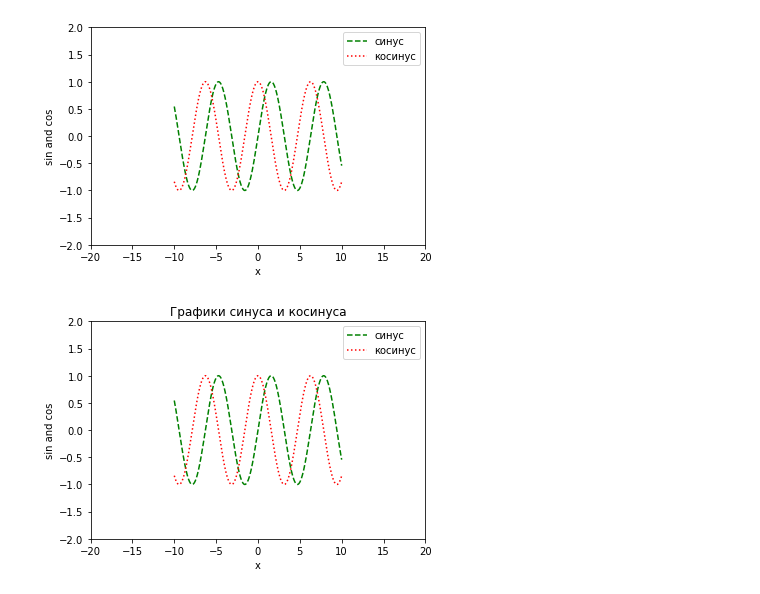
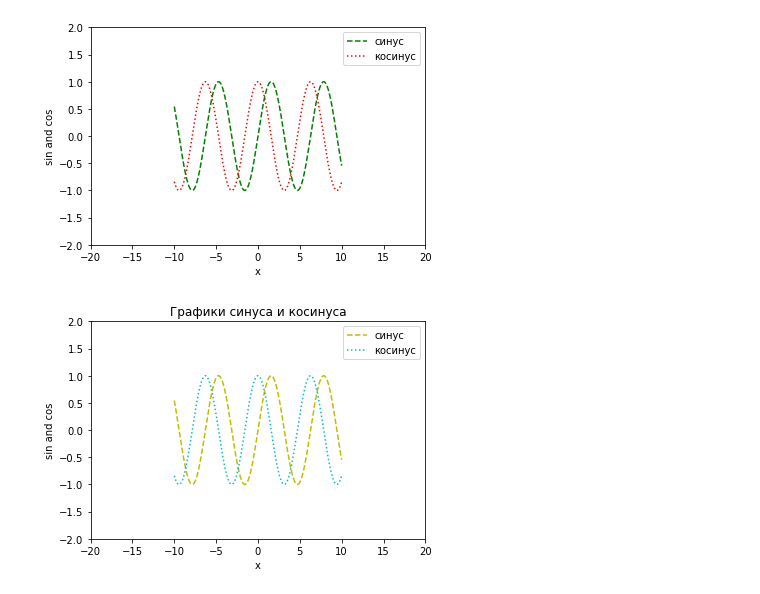
Before and after one commit to Aysen23/Altan_python, a Jupyter notebook: 2.analytics/7.Matplotlib.ipynb, the cells around one changed output. Cells and saved outputs as stored; diff of their text form; code cells hidden in the pictures.

```diff
--- a/2.analytics/7.Matplotlib.ipynb
+++ b/2.analytics/7.Matplotlib.ipynb
@@ -178,16 +178,16 @@ plt.show()
 # %%
 # заголовок графика
 
-plt.plot(x, np.sin(x), "--g", label="синус")
-plt.plot(x, np.cos(x), ":r", label="косинус")
+plt.plot(x, np.sin(x), "--y", label="синус")
+plt.plot(x, np.cos(x), ":c", label="косинус")
 
 plt.legend()
 plt.xlabel("x")
 plt.ylabel("sin and cos")
 plt.title("Графики синуса и косинуса")
 
 plt.axis([-20, 20, -2, 2])
 
 plt.show()
 # %% [output]
-[figure, old version]
+[figure, new version]
```
